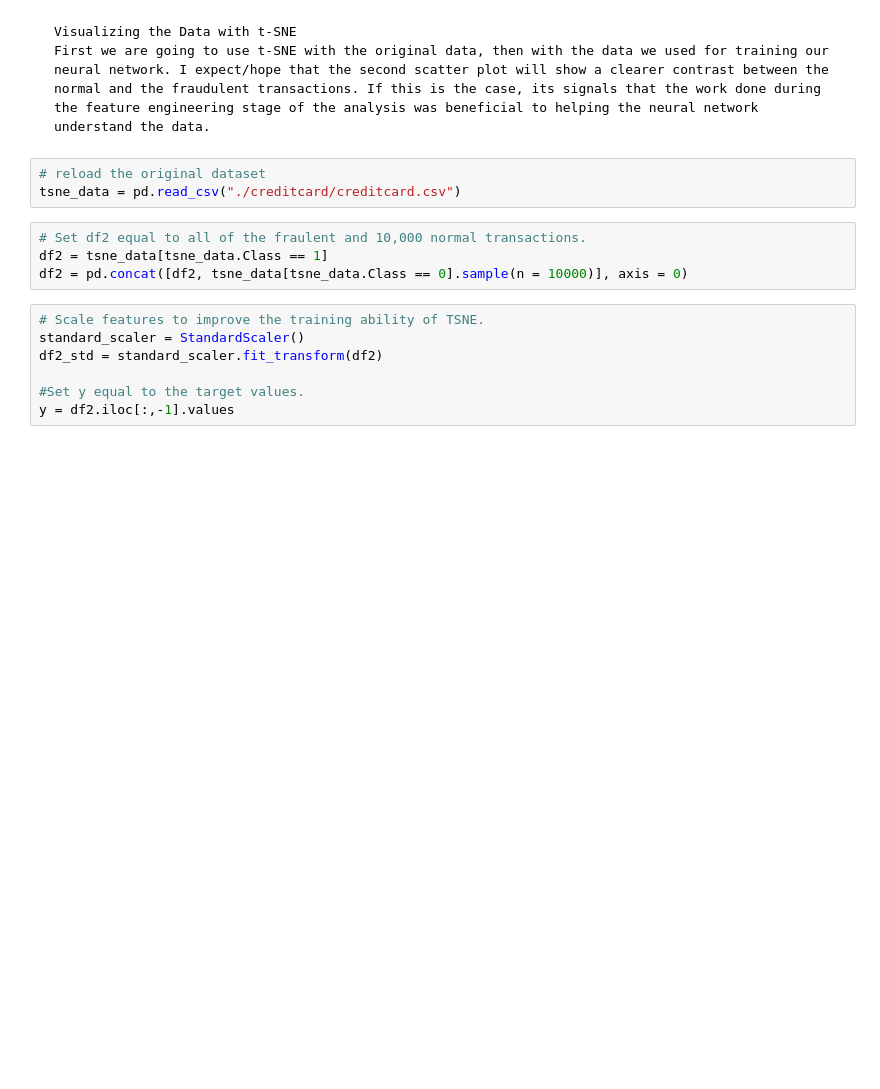
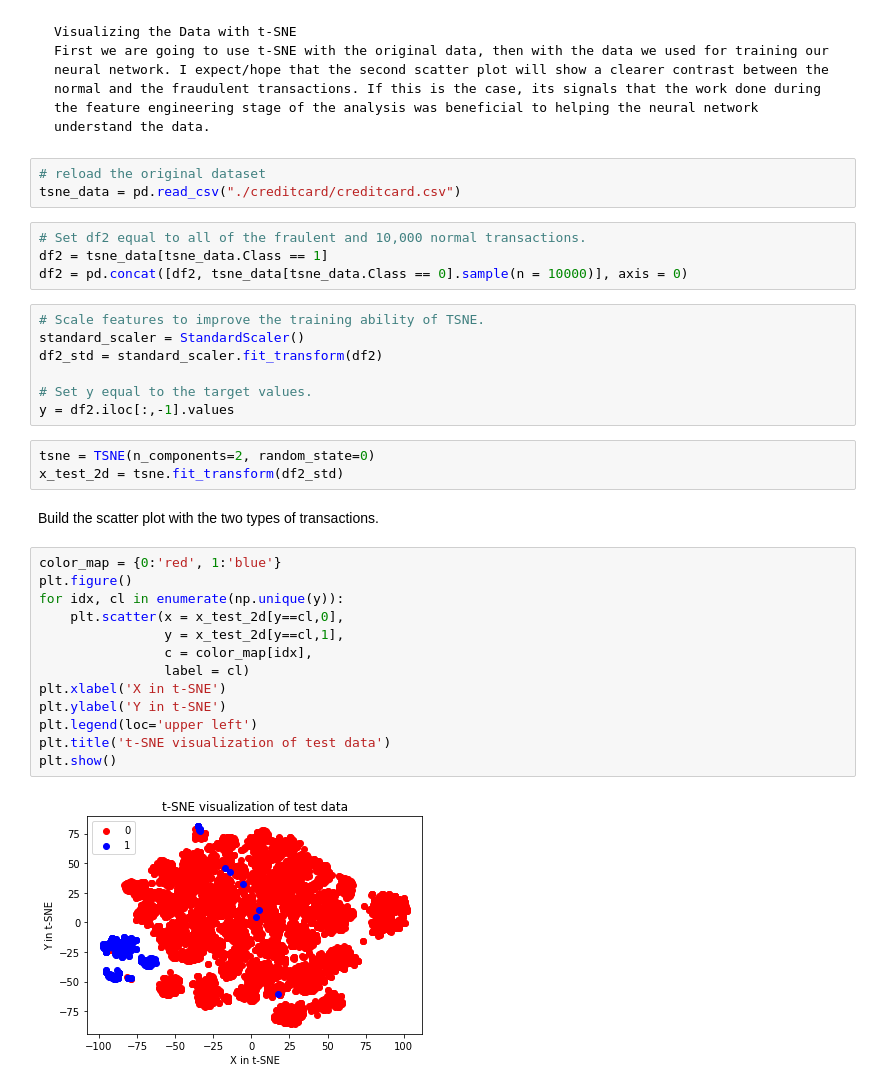
Before and after one commit to AmerAhmed/fraud_detection, a Jupyter notebook: fraud_detection.ipynb, the cells around one changed output. Cells and saved outputs as stored; diff of their text form; blank space fills up the shorter version.

```diff
--- a/fraud_detection.ipynb
+++ b/fraud_detection.ipynb
@@ -577,5 +571,25 @@ df2 = pd.concat([df2, tsne_data[tsne_data.Class == 0].sample(n = 10000)], axis =
 standard_scaler = StandardScaler()
 df2_std = standard_scaler.fit_transform(df2)
 
-#Set y equal to the target values.
+# Set y equal to the target values.
 y = df2.iloc[:,-1].values
+# %%
+tsne = TSNE(n_components=2, random_state=0)
+x_test_2d = tsne.fit_transform(df2_std)
+# %% [markdown]
+Build the scatter plot with the two types of transactions.
+# %%
+color_map = {0:'red', 1:'blue'}
+plt.figure()
+for idx, cl in enumerate(np.unique(y)):
+    plt.scatter(x = x_test_2d[y==cl,0],
+                y = x_test_2d[y==cl,1],
+                c = color_map[idx],
+                label = cl)
+plt.xlabel('X in t-SNE')
+plt.ylabel('Y in t-SNE')
+plt.legend(loc='upper left')
+plt.title('t-SNE visualization of test data')
+plt.show()
+# %% [output]
+[figure, added]
```
Also changed, not shown: parts of 11 cells of this notebook.
